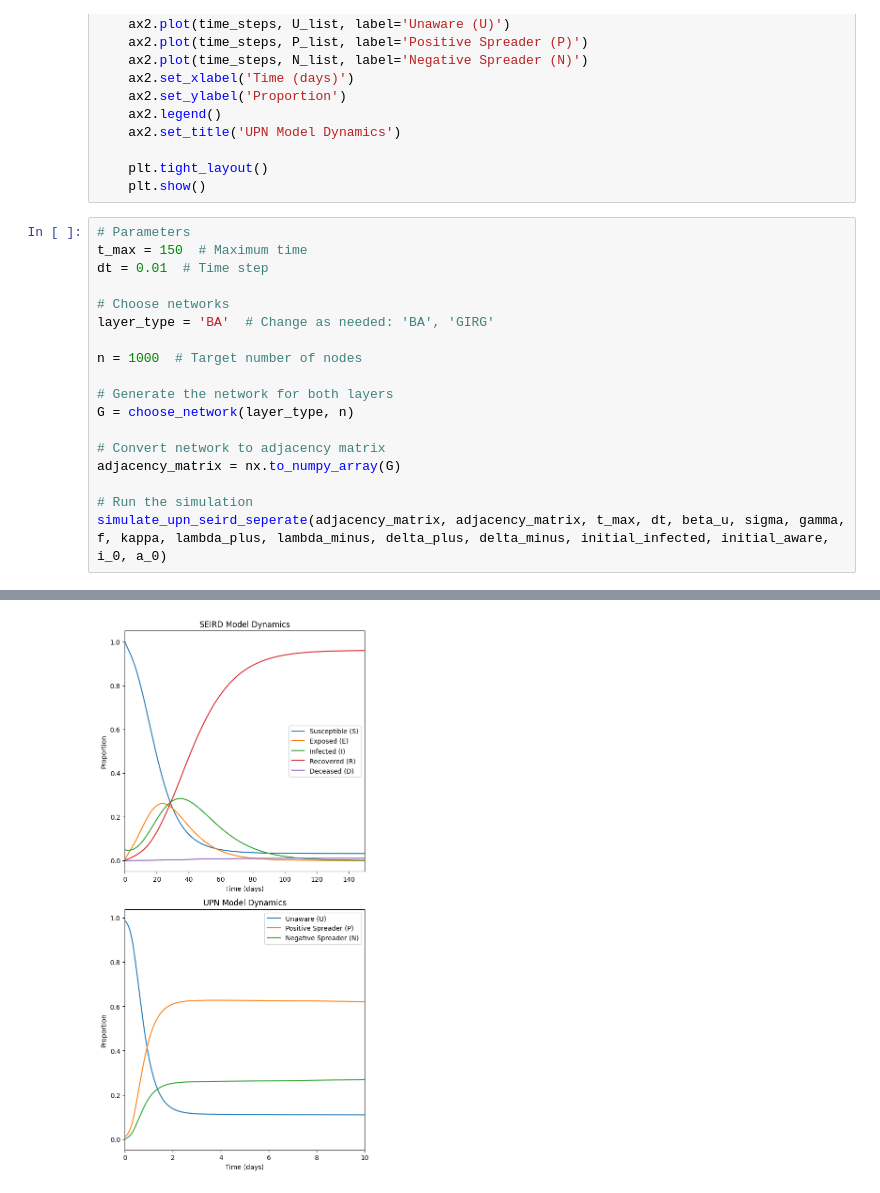
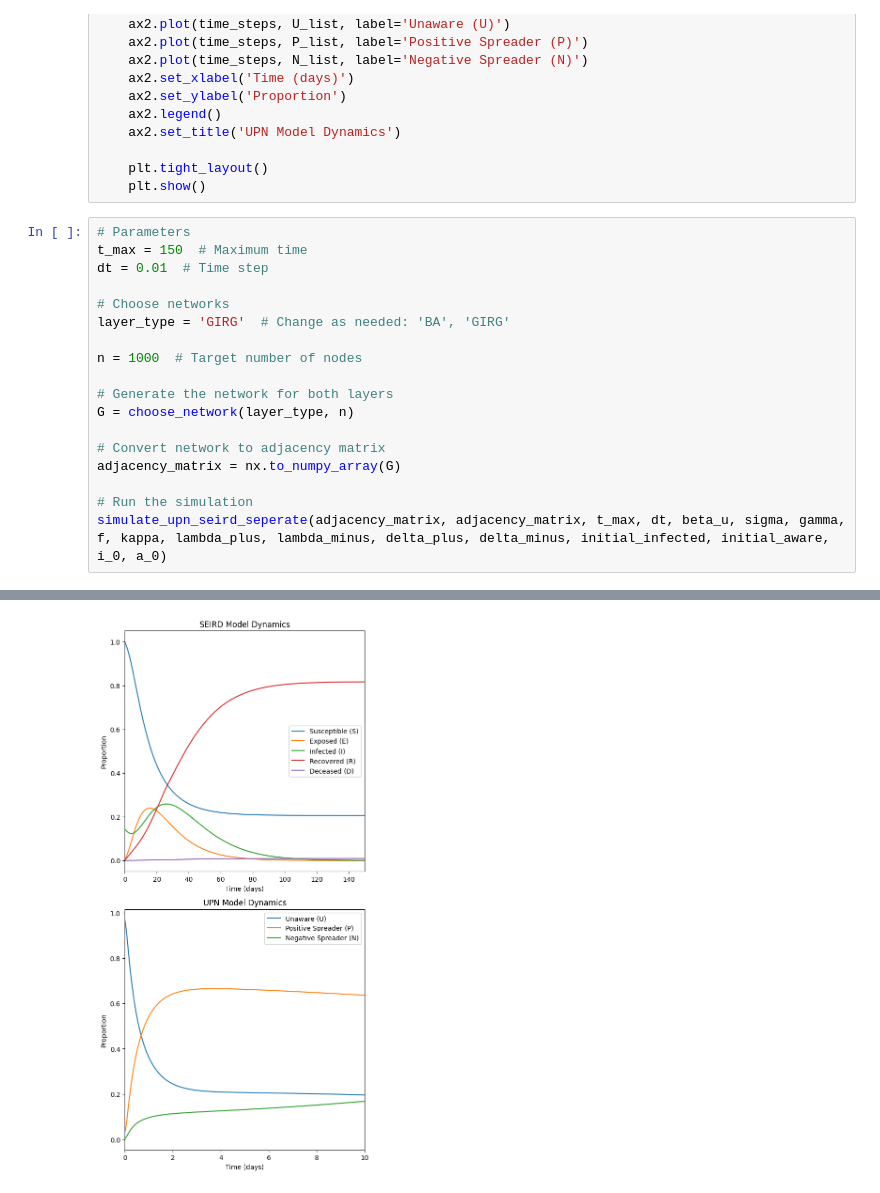
Before and after one commit to gh0stintheshe11/UPN-SEIRD-Model, a Jupyter notebook: upn_seird_seperate.ipynb, the cells around one changed output, grey strips where cells are left out. Drawn from its saved outputs; the diff is of its cells as text.

```diff
--- a/upn_seird_seperate.ipynb
+++ b/upn_seird_seperate.ipynb
@@ -236,34 +236,34 @@ t_max = 150  # Maximum time
 dt = 0.01  # Time step
 
 # Choose networks
-layer_type = 'BA'  # Change as needed: 'BA', 'GIRG'
+layer_type = 'GIRG'  # Change as needed: 'BA', 'GIRG'
 
 n = 1000  # Target number of nodes
 
 # Generate the network for both layers
 G = choose_network(layer_type, n)
 
 # Convert network to adjacency matrix
 adjacency_matrix = nx.to_numpy_array(G)
 
 # Run the simulation
 simulate_upn_seird_seperate(adjacency_matrix, adjacency_matrix, t_max, dt, beta_u, sigma, gamma, f, kappa, lambda_plus, lambda_minus, delta_plus, delta_minus, initial_infected, initial_aware, i_0, a_0)
 # %% [output]
 Starting the simulation...
 Simulation at time step 0/15000 (time = 0.0)
 Simulation at time step 100/15000 (time = 1.0)
 Simulation at time step 200/15000 (time = 2.0)
 Simulation at time step 300/15000 (time = 3.0)
 Simulation at time step 400/15000 (time = 4.0)
 Simulation at time step 500/15000 (time = 5.0)
 Simulation at time step 600/15000 (time = 6.0)
 Simulation at time step 700/15000 (time = 7.0)
 Simulation at time step 800/15000 (time = 8.0)
 Simulation at time step 900/15000 (time = 9.0)
 Simulation at time step 1000/15000 (time = 10.0)
 ... (136 lines left out)
 Simulation at time step 14700/15000 (time = 147.0)
 Simulation at time step 14800/15000 (time = 148.0)
 Simulation at time step 14900/15000 (time = 149.0)
 Simulation complete. Plotting results...
-[figure, old version]
+[figure, new version]
```
Also changed, not shown: parts of 1 cell of this notebook, 2 other files.
